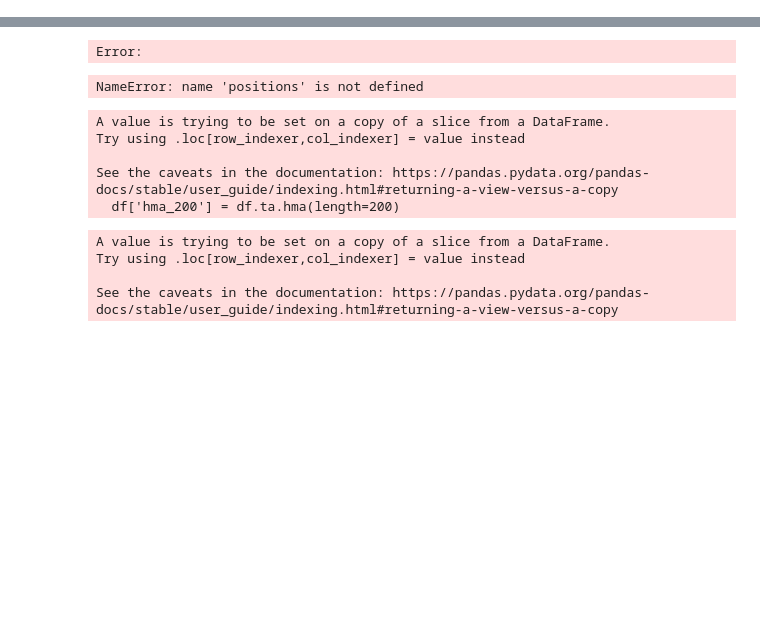
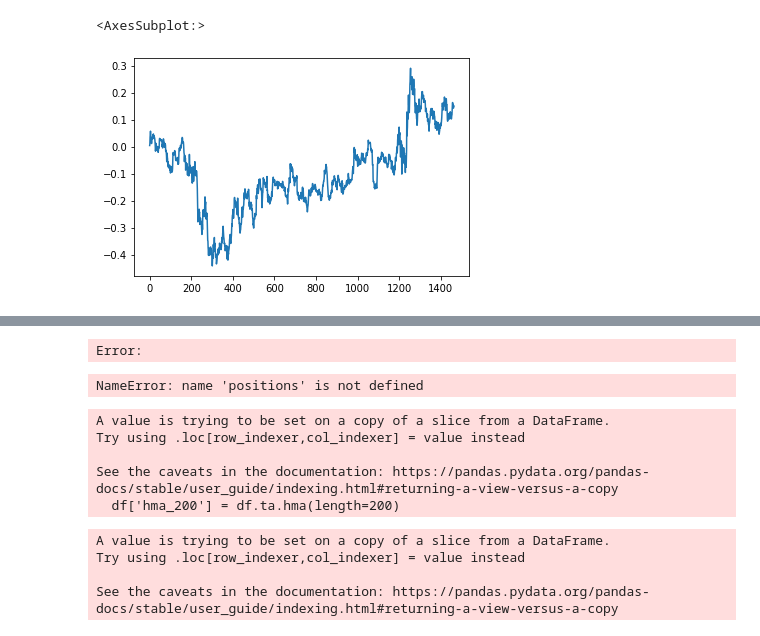
Before and after one commit to kGeee/zenith, a Jupyter notebook: testing.ipynb, the cells around one changed output, grey strips where cells are left out. Cells and saved outputs as stored; diff of their text form; code cells hidden in the pictures; blank space fills up the shorter version.

```diff
--- a/testing.ipynb
+++ b/testing.ipynb
@@ -18 +200,6 @@ ALGO : -1
+# %%
+bdf['index'].plot()
+# %% [output]
+<AxesSubplot:>
+[figure, added]
 # %%
```
Also changed, not shown: parts of 17 cells of this notebook, 10 other files.
